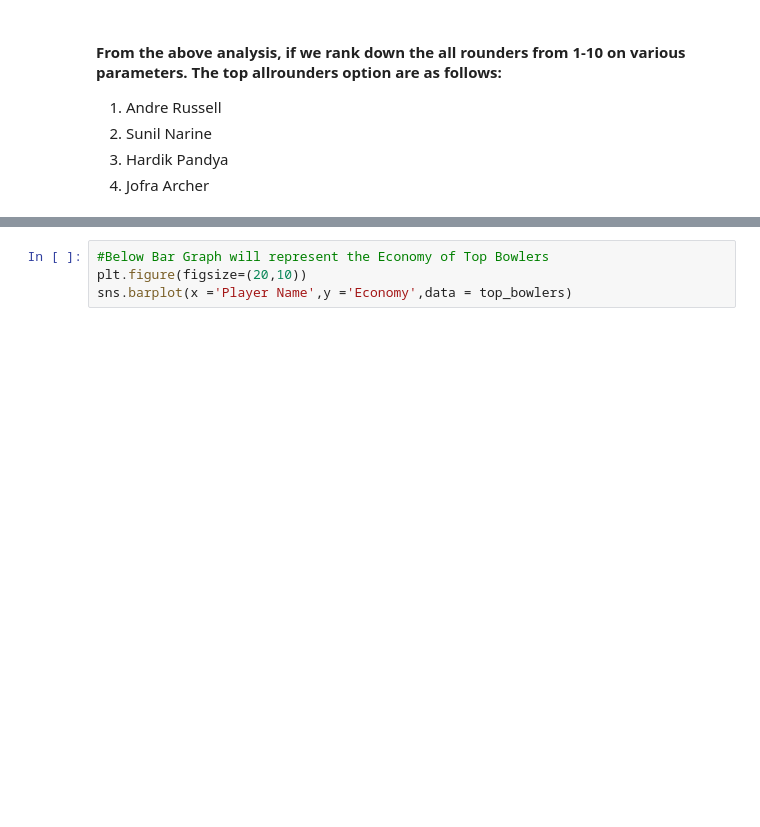
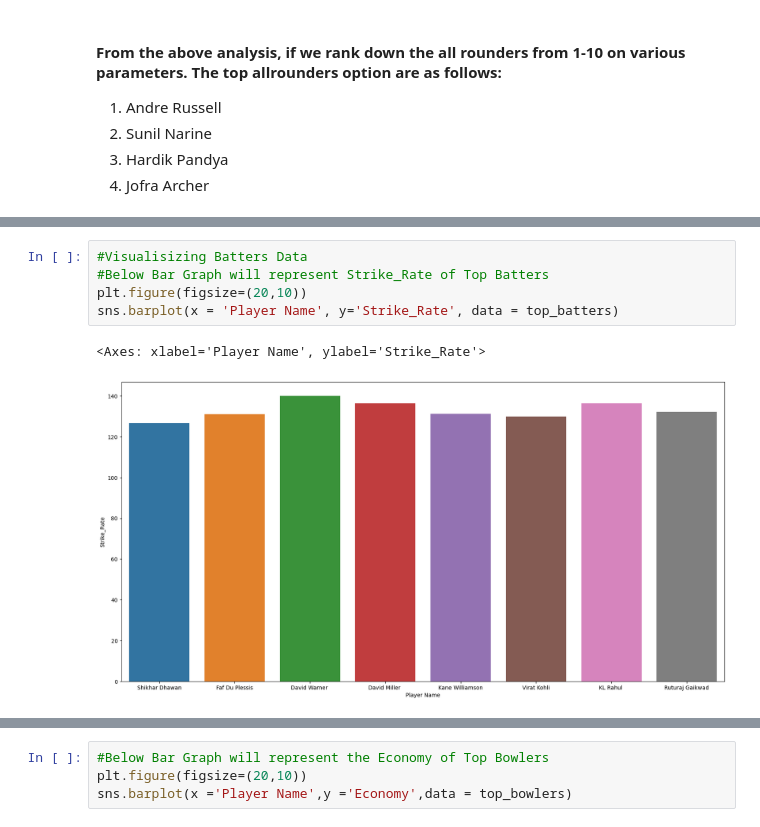
Before and after one commit to MadhavMishra1607/IPL_Cricket_Data_Analysis, a Jupyter notebook: IPL_Data_Analysis.ipynb, the cells around one changed output, grey strips where cells are left out. Cells and saved outputs as stored; diff of their text form; blank space fills up the shorter version.

```diff
--- a/IPL_Data_Analysis.ipynb
+++ b/IPL_Data_Analysis.ipynb
@@ -524,0 +654,8 @@ top_allrounders_economy
+# %%
+#Visualisizing Batters Data
+#Below Bar Graph will represent Strike_Rate of Top Batters
+plt.figure(figsize=(20,10))
+sns.barplot(x = 'Player Name', y='Strike_Rate', data = top_batters)
+# %% [output]
+<Axes: xlabel='Player Name', ylabel='Strike_Rate'>
+[figure, added]
```
Also changed, not shown: parts of 13 cells of this notebook.
